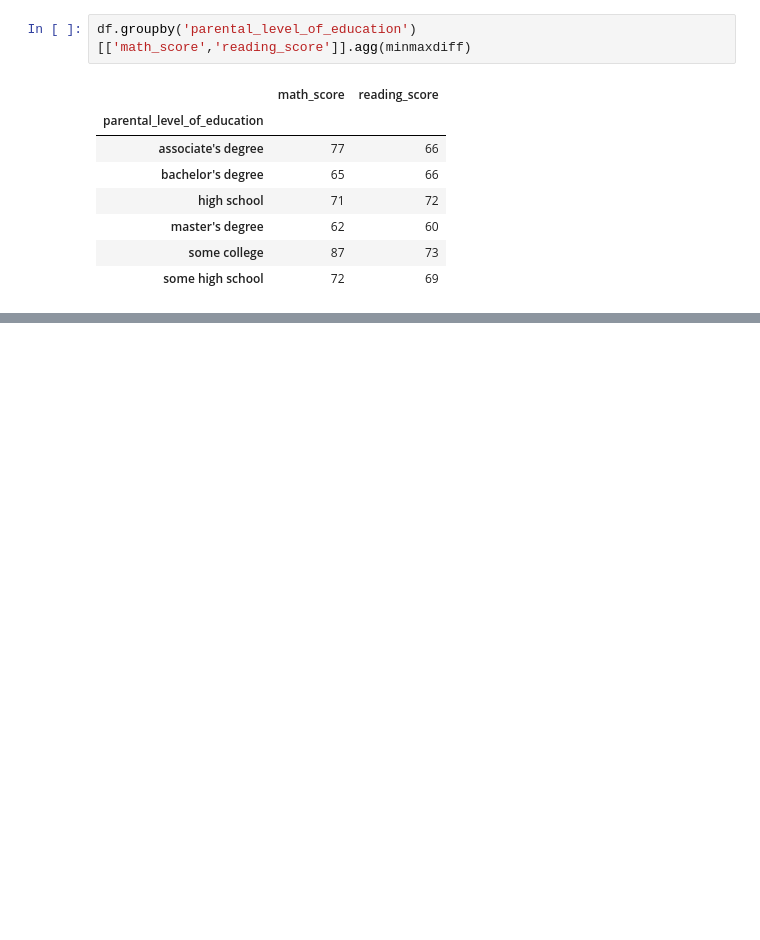
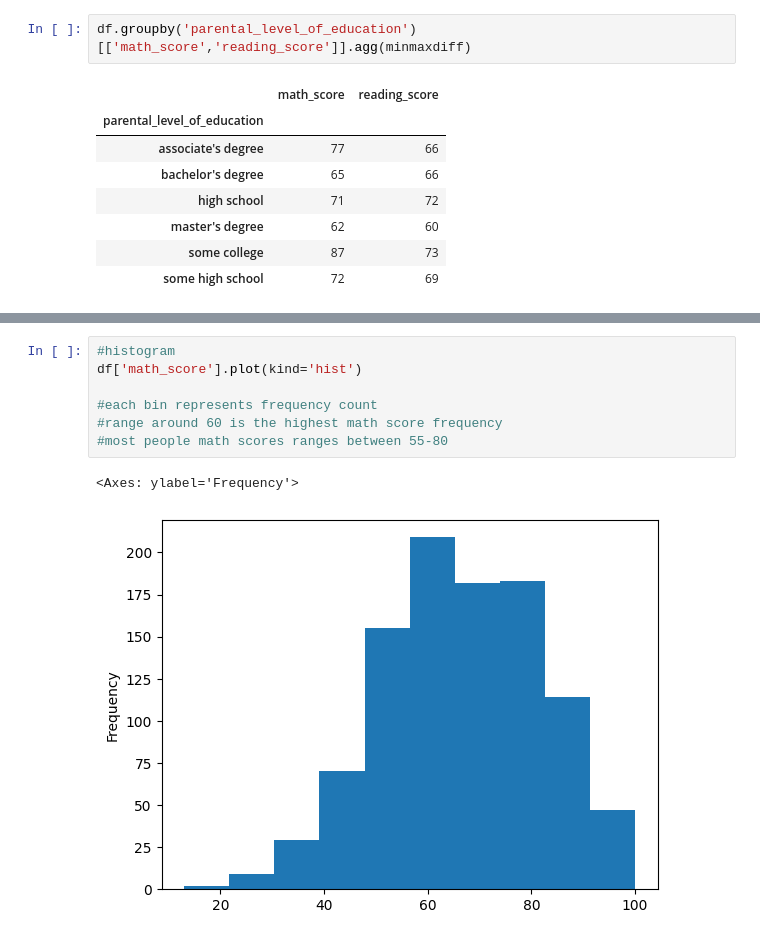
Before and after one commit to chai923/AIML, a Jupyter notebook: 2024-02-10-AIML-Applied Data Science_lecture4_datamanagement.ipynb, the cells around one changed output, grey strips where cells are left out. Cells and saved outputs as stored; diff of their text form; blank space fills up the shorter version.

```diff
--- a/2024-02-10-AIML-Applied Data Science_lecture4_datamanagement.ipynb
+++ b/2024-02-10-AIML-Applied Data Science_lecture4_datamanagement.ipynb
@@ -457,0 +503,10 @@ df.groupby('parental_level_of_education')[['math_score','reading_score']].agg(mi
+# %%
+#histogram
+df['math_score'].plot(kind='hist')
+
+#each bin represents frequency count
+#range around 60 is the highest math score frequency
+#most people math scores ranges between 55-80
+# %% [output]
+<Axes: ylabel='Frequency'>
+[figure, added]
```
Also changed, not shown: parts of 14 cells of this notebook, 2 other files.
